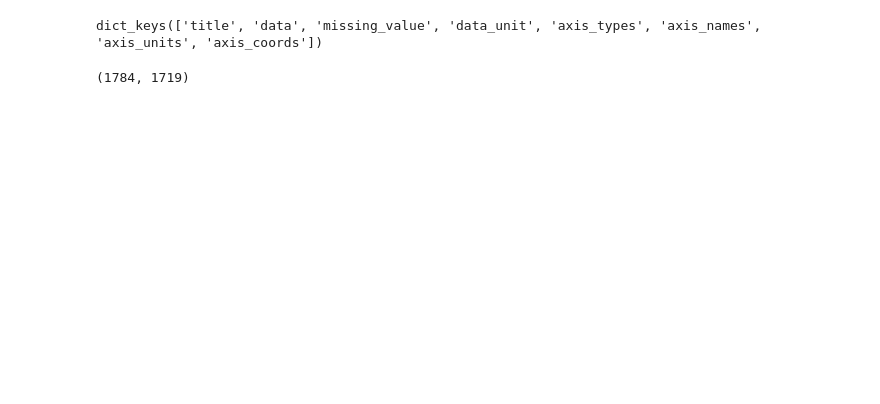
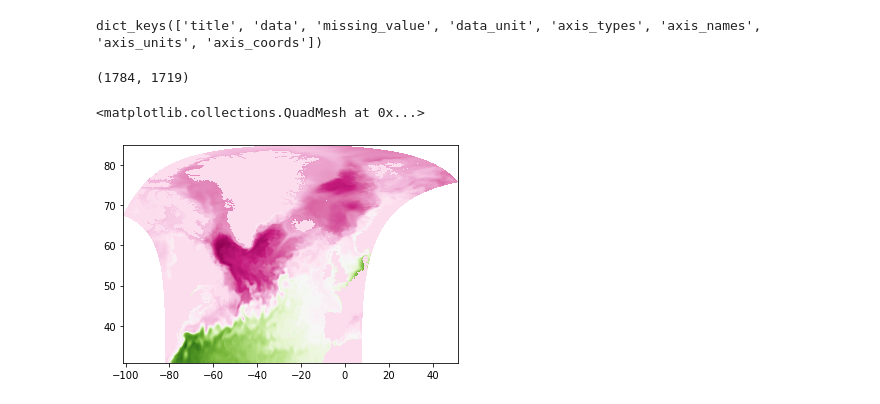
Before and after one commit to stefangary/socks, a Jupyter notebook: scripts/regrid_V20.ipynb, the cells around one changed output. Cells and saved outputs as stored; diff of their text form; code cells hidden in the pictures; blank space fills up the shorter version.

```diff
--- a/scripts/regrid_V20.ipynb
+++ b/scripts/regrid_V20.ipynb
@@ -80,6 +89,19 @@ plt.show()
 # %%
+
+
 # Now all we need to do is iterate over the time index,
-# passing an new string object to ferret to get that field
+# passing a new string object to ferret to get that field
 # and then apply the blockmean operation on the field
 # and store the output.
-ssh_dict = pyferret.getdata('sossheig[d=2,l=1]',False)
+# Start at 731 (1st snap after 10 years of spin up, 1958)
+# End at 4526 (endpoint of data set, note +1 for python)
+for ll in range(731, 4527):
+    # Test loop ranges
+    #print(str(ll))
+
+    # Load data from this time step
+    ferret_command = 'sossheig[d=2,l='+str(ll)+'']'
+    ssh_dict = pyferret.getdata(ferret_command,False)
+    ssh = np.squeeze(ssh_dict['data'])
+
+    # Cut data down and save to array
@@ -92,3 +132,10 @@ ssh = np.squeeze(ssh_dict['data'])
 np.shape(ssh)
 # %% [output]
 (1784, 1719)
+# %%
+# Make a plot of the SSH map
+fig, ax = plt.subplots()
+ax.pcolormesh(glamt[1:imt-2,1:jmt-2],gphit[1:imt-2,1:jmt-2],ssh[1:imt-2,1:jmt-2], cmap=cmap)
+# %% [output]
+<matplotlib.collections.QuadMesh at 0x...>
+[figure, added]
```
Also changed, not shown: parts of 6 cells of this notebook.
